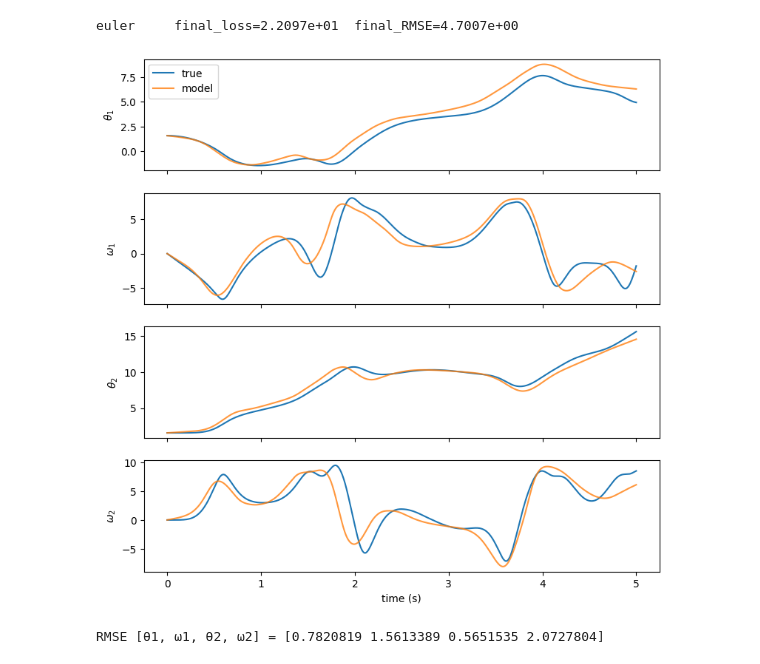
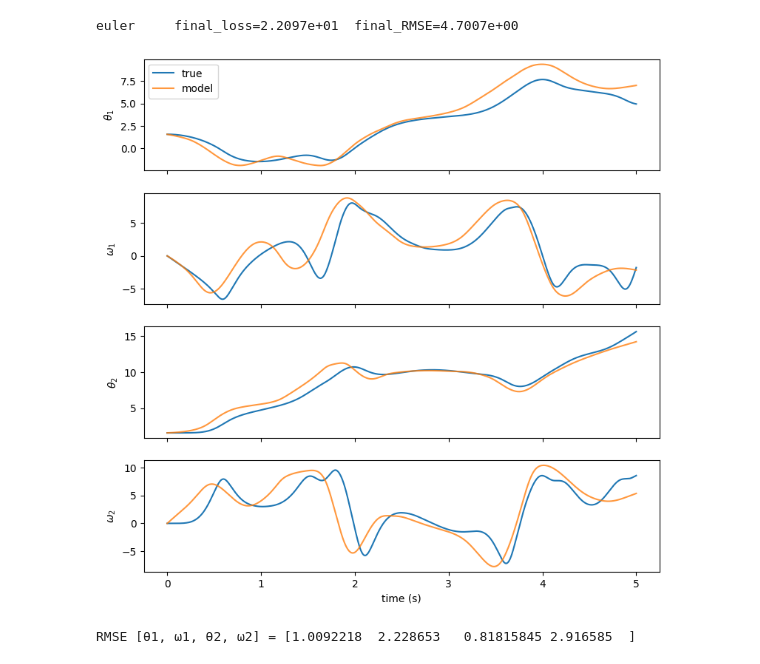
Before and after one commit to marzg7/doublependulum, a Jupyter notebook: Double_Pendulum_Neural_ODE.ipynb, the cells around one changed output. Drawn from its saved outputs; the diff is of its cells as text; code cells hidden in the pictures.

Commit message:
Number of training epochs back to 200, saved weights in Neural_ODE_weights.pth

```diff
--- a/Double_Pendulum_Neural_ODE.ipynb
+++ b/Double_Pendulum_Neural_ODE.ipynb
@@ -241,7 +241,7 @@ class NeuralODE(nn.Module):
 f = ODEFunc(in_dim = 4, out_dim=4, hidden=(128,128))
 opt = torch.optim.Adam(f.parameters(), lr=1e-3)
 neural_ode = NeuralODE(f, method='dopri5', rtol=1e-4, atol=1e-4)
-max_epochs = 110
+max_epochs = 200
 
 t_train      = t
 Y_true_train = Y_true_t
@@ -368,33 +380,36 @@ euler     final_loss=2.2097e+01  final_RMSE=4.7007e+00
 # %%
 # plot
 import matplotlib.pyplot as plt
 import numpy as np
+
+# Load the trained model weights
+f.load_state_dict(torch.load("Neural_ODE_weights.pth"))
 
 f.eval()
 with torch.no_grad():
     Y_hat_full = odeint(f, y0_torch, t, method='dopri5').numpy()
 
 # denormalize model prediction
 Y_hat_full = Y_hat_full * Y_std.numpy() + Y_mean.numpy()
 
 fig, axs = plt.subplots(4, 1, figsize=(9, 9), sharex=True)
 names = [r"$\theta_1$", r"$\omega_1$", r"$\theta_2$", r"$\omega_2$"]
 
 for i, ax in enumerate(axs):
     ax.plot(t_eval, Y_true[:, i], label="true", linewidth=1.5)
     ax.plot(t_eval, Y_hat_full[:, i], label="model", alpha=0.8)
     ax.set_ylabel(names[i])
 
 axs[-1].set_xlabel("time (s)")
 axs[0].legend()
 plt.show()
 
 # root mean squared error per state
 rmse = np.sqrt(((Y_hat_full - Y_true)**2).mean(axis=0))
 print("RMSE [θ1, ω1, θ2, ω2] =", rmse)
 # %% [output]
-[figure, old version]
+[figure, new version]
-RMSE [θ1, ω1, θ2, ω2] = [0.7820819 1.5613389 0.5651535 2.0727804]
+RMSE [θ1, ω1, θ2, ω2] = [1.0092218  2.228653   0.81815845 2.916585  ]
 # %%
 # Training Setup
 
```
Also changed, not shown: parts of 1 cell of this notebook, 1 other file.
